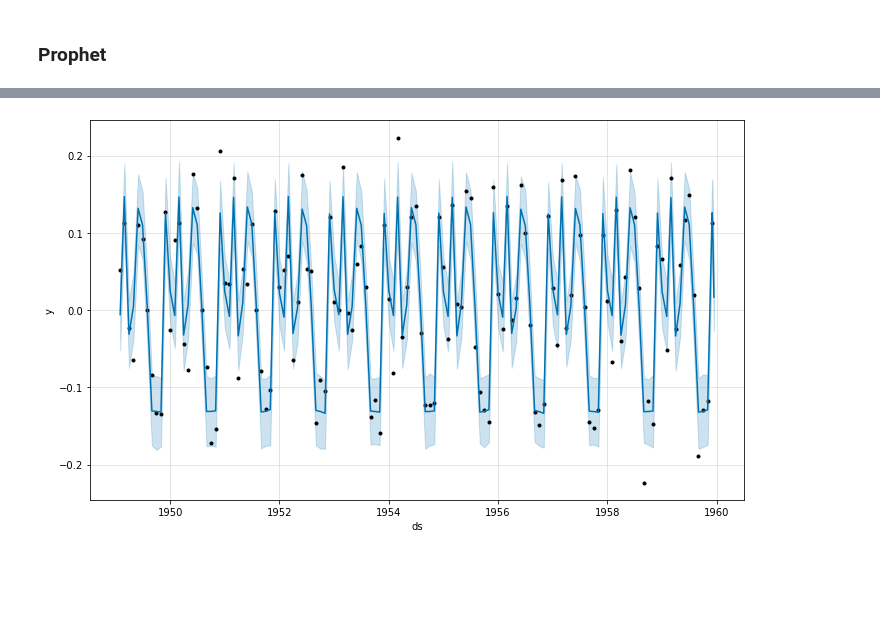
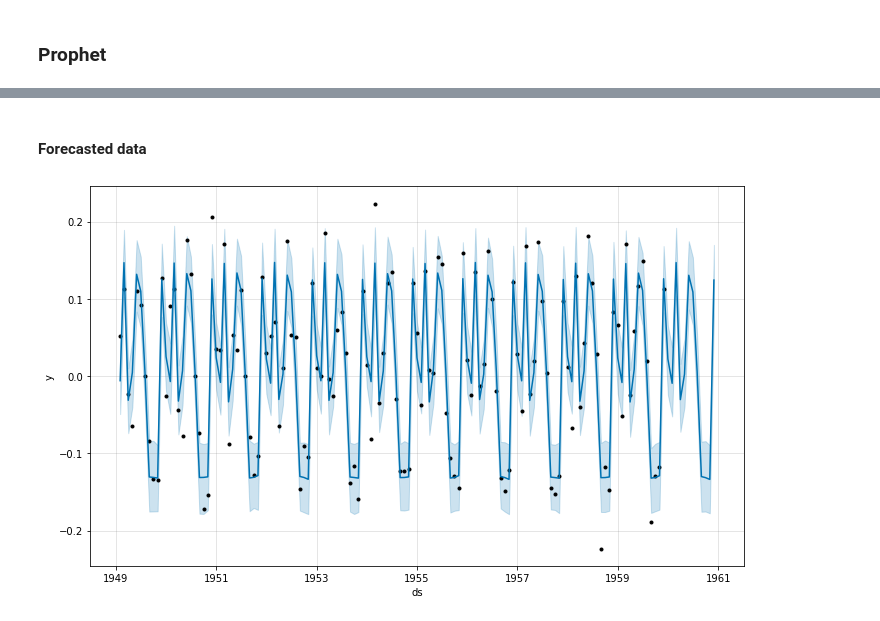
Before and after one commit to ThierrryScotto/Air-Passengers-2.0, a Jupyter notebook: Air_Passengers_2_0.ipynb, the cells around one changed output, grey strips where cells are left out. Cells and saved outputs as stored; diff of their text form; code cells hidden in the pictures; blank space fills up the shorter version.

```diff
--- a/Air_Passengers_2_0.ipynb
+++ b/Air_Passengers_2_0.ipynb
@@ -748,10 +748,12 @@ INFO:cmdstanpy:Chain [1] start processing
 INFO:cmdstanpy:Chain [1] done processing
 <prophet.forecaster.Prophet at 0x...>
+# %% [markdown]
+#### Forecasted data
 # %%
-future = prophet.make_future_dataframe(periods=FORECAST_SIZE)
+future   = prophet.make_future_dataframe(periods=FORECAST_SIZE, freq='MS', include_history=True)
 forecast = prophet.predict(future)
 
 prophet.plot(forecast)
 plt.show()
 # %% [output]
-[figure, old version]
+[figure, new version]
```
Also changed, not shown: parts of 16 cells of this notebook.
